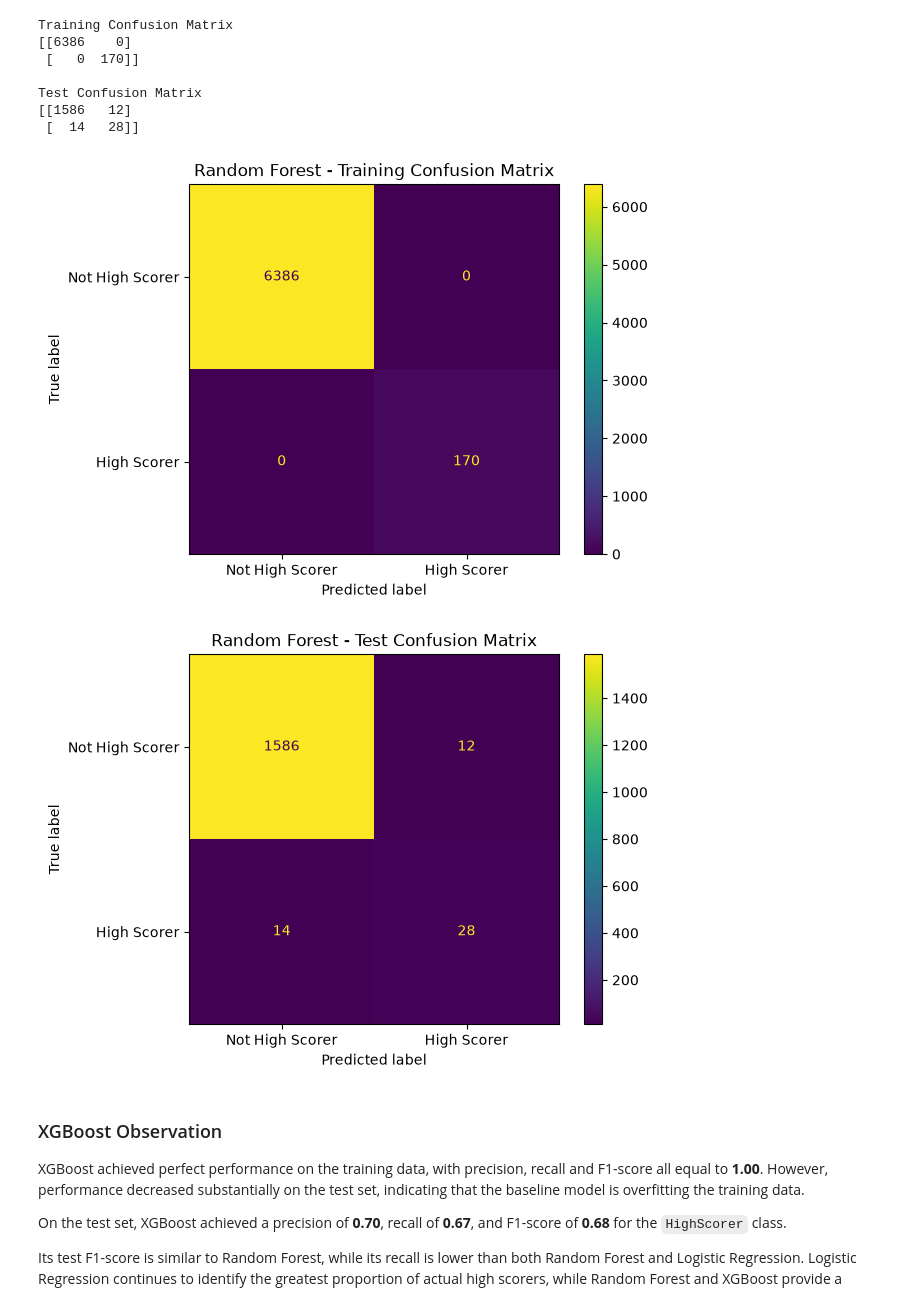
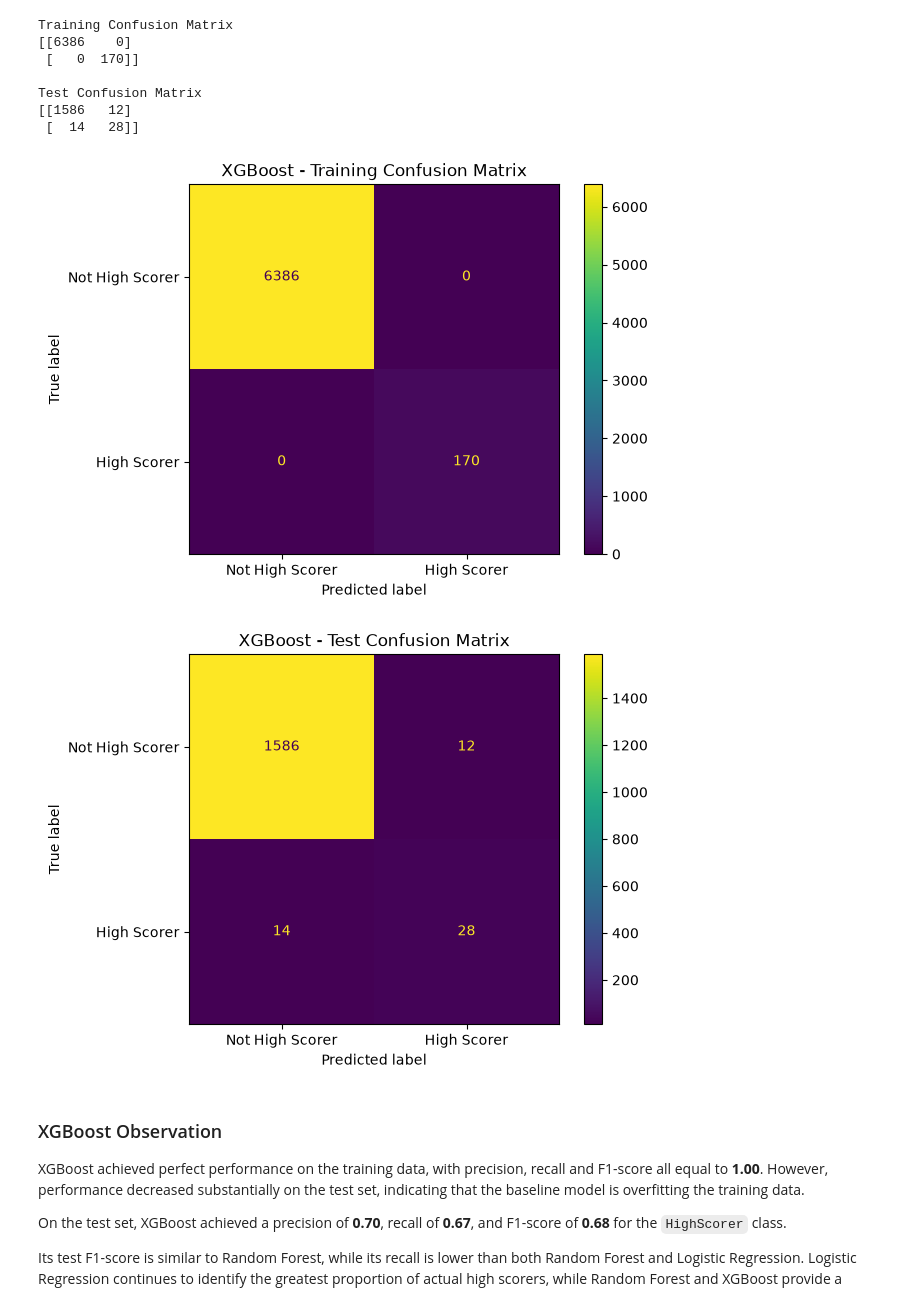
Before and after one commit to garethrogers28/premier-league-predictor, a Jupyter notebook: jupyter_notebooks/05_Model_Development.ipynb, the cells around one changed output. Saved outputs shown, nothing was run; the diff lists cells and outputs as text; code cells hidden in the pictures.

```diff
--- a/jupyter_notebooks/05_Model_Development.ipynb
+++ b/jupyter_notebooks/05_Model_Development.ipynb
@@ -535,23 +533,23 @@ Test Confusion Matrix
 # %%
 ConfusionMatrixDisplay(
     confusion_matrix=train_cm_xgb,
     display_labels=["Not High Scorer", "High Scorer"]
 ).plot()
 
-plt.title("Random Forest - Training Confusion Matrix")
+plt.title("XGBoost - Training Confusion Matrix")
 plt.show()
 # %% [output]
-[figure, old version]
+[figure, new version]
 # %%
 ConfusionMatrixDisplay(
     confusion_matrix=test_cm_xgb,
     display_labels=["Not High Scorer", "High Scorer"]
 ).plot()
 
-plt.title("Random Forest - Test Confusion Matrix")
+plt.title("XGBoost - Test Confusion Matrix")
 plt.show()
 # %% [output]
-[figure, old version]
+[figure, new version]
 # %% [markdown]
 ### XGBoost Observation
 
```
Also changed, not shown: parts of 11 cells of this notebook, 13 other files.
